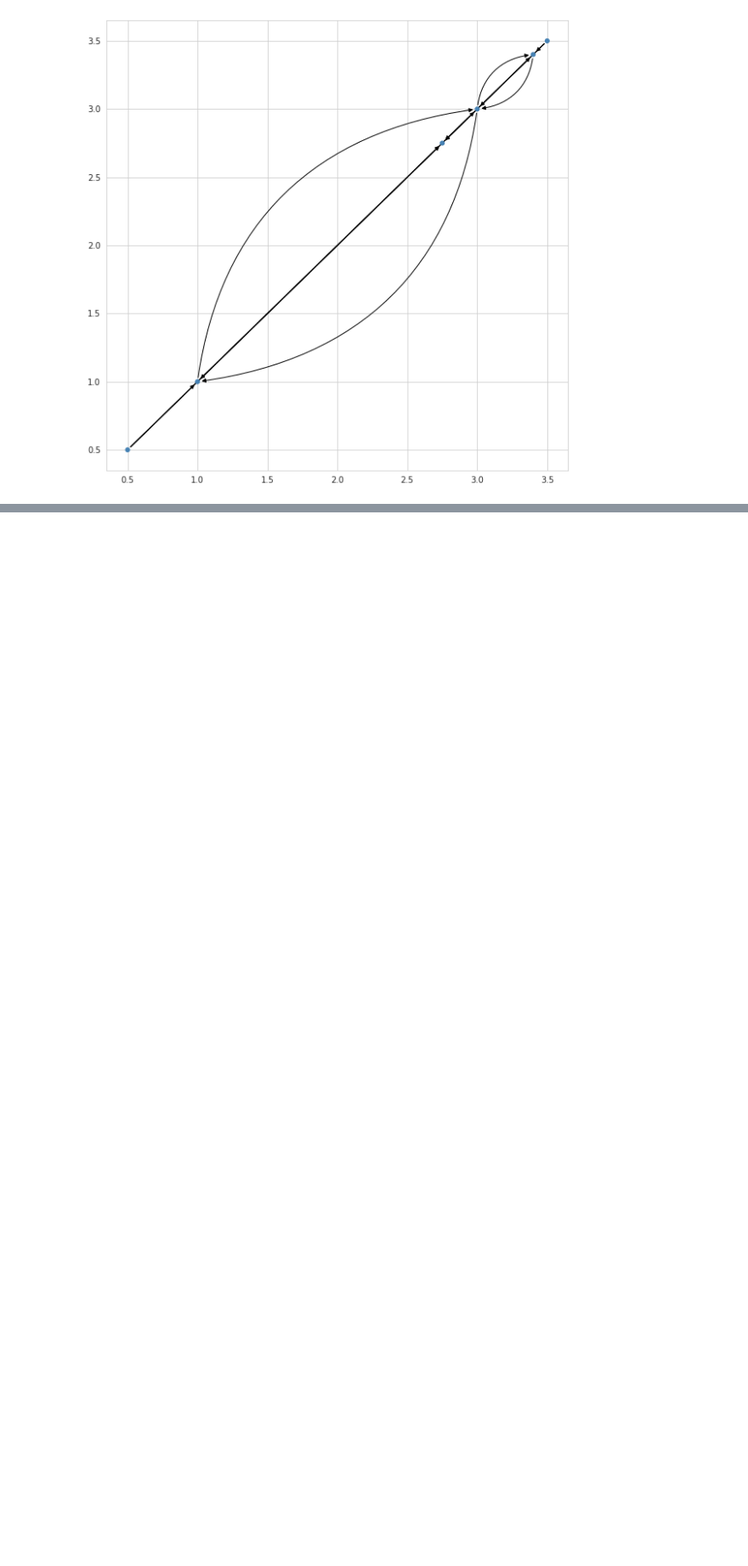
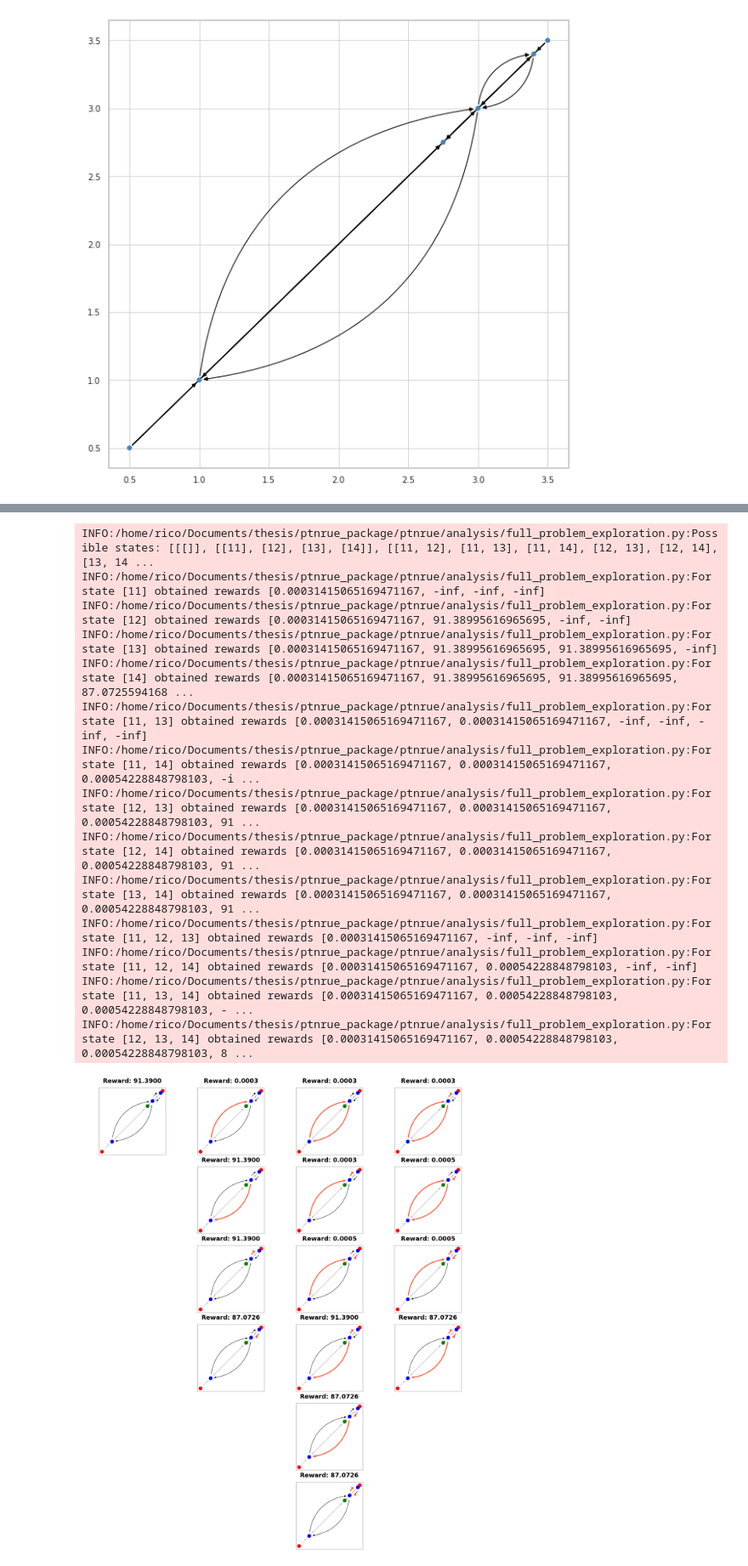
Before and after one commit to EquiCity/thesis, a Jupyter notebook: eda/notebooks/synthetic_dataset_1.ipynb, the cells around one changed output, grey strips where cells are left out. Shown: that part at 85% size. Cells and saved outputs as stored; diff of their text form; code cells hidden in the pictures; blank space fills up the shorter version.

```diff
--- a/eda/notebooks/synthetic_dataset_1.ipynb
+++ b/eda/notebooks/synthetic_dataset_1.ipynb
@@ -234,0 +246,32 @@ rewards
+# %%
+import matplotlib.pyplot as plt
+
+from ptnrue.analysis.full_problem_exploration import full_problem_exploration
+from ptnrue.plotting.solution_plotting import plot_full_problem_exploration
+
+edge_types = list(np.unique(g.es['type']))
+edge_types.remove('walk')
+
+configurations, rewards = full_problem_exploration(g, r, edge_types)
+fig, axs = plot_full_problem_exploration(base_graph=g, configurations=configurations, rewards=rewards)
+plt.show()
+
+fig.savefig(f'/home/rico/Documents/thesis/paper/'
+            f'overleaf/62a466789b2183065a639cda/content-media/'
+            f'all_configurations_ds_1_egalitarian_BASE.svg')
+# %% [output]
+INFO:/home/rico/Documents/thesis/ptnrue_package/ptnrue/analysis/full_problem_exploration.py:Possible states: [[[]], [[11], [12], [13], [14]], [[11, 12], [11, 13], [11, 14], [12, 13], [12, 14], [13, 14 ...
+INFO:/home/rico/Documents/thesis/ptnrue_package/ptnrue/analysis/full_problem_exploration.py:For state [11] obtained rewards [0.00031415065169471167, -inf, -inf, -inf]
+INFO:/home/rico/Documents/thesis/ptnrue_package/ptnrue/analysis/full_problem_exploration.py:For state [12] obtained rewards [0.00031415065169471167, 91.38995616965695, -inf, -inf]
+INFO:/home/rico/Documents/thesis/ptnrue_package/ptnrue/analysis/full_problem_exploration.py:For state [13] obtained rewards [0.00031415065169471167, 91.38995616965695, 91.38995616965695, -inf]
+INFO:/home/rico/Documents/thesis/ptnrue_package/ptnrue/analysis/full_problem_exploration.py:For state [14] obtained rewards [0.00031415065169471167, 91.38995616965695, 91.38995616965695, 87.0725594168 ...
+INFO:/home/rico/Documents/thesis/ptnrue_package/ptnrue/analysis/full_problem_exploration.py:For state [11, 13] obtained rewards [0.00031415065169471167, 0.00031415065169471167, -inf, -inf, -inf, -inf]
+INFO:/home/rico/Documents/thesis/ptnrue_package/ptnrue/analysis/full_problem_exploration.py:For state [11, 14] obtained rewards [0.00031415065169471167, 0.00031415065169471167, 0.00054228848798103, -i ...
+INFO:/home/rico/Documents/thesis/ptnrue_package/ptnrue/analysis/full_problem_exploration.py:For state [12, 13] obtained rewards [0.00031415065169471167, 0.00031415065169471167, 0.00054228848798103, 91 ...
+INFO:/home/rico/Documents/thesis/ptnrue_package/ptnrue/analysis/full_problem_exploration.py:For state [12, 14] obtained rewards [0.00031415065169471167, 0.00031415065169471167, 0.00054228848798103, 91 ...
+INFO:/home/rico/Documents/thesis/ptnrue_package/ptnrue/analysis/full_problem_exploration.py:For state [13, 14] obtained rewards [0.00031415065169471167, 0.00031415065169471167, 0.00054228848798103, 91 ...
+INFO:/home/rico/Documents/thesis/ptnrue_package/ptnrue/analysis/full_problem_exploration.py:For state [11, 12, 13] obtained rewards [0.00031415065169471167, -inf, -inf, -inf]
+INFO:/home/rico/Documents/thesis/ptnrue_package/ptnrue/analysis/full_problem_exploration.py:For state [11, 12, 14] obtained rewards [0.00031415065169471167, 0.00054228848798103, -inf, -inf]
+INFO:/home/rico/Documents/thesis/ptnrue_package/ptnrue/analysis/full_problem_exploration.py:For state [11, 13, 14] obtained rewards [0.00031415065169471167, 0.00054228848798103, 0.00054228848798103, - ...
+INFO:/home/rico/Documents/thesis/ptnrue_package/ptnrue/analysis/full_problem_exploration.py:For state [12, 13, 14] obtained rewards [0.00031415065169471167, 0.00054228848798103, 0.00054228848798103, 8 ...
+[figure, added]
```
Also changed, not shown: parts of 6 cells of this notebook, 14 other files.
